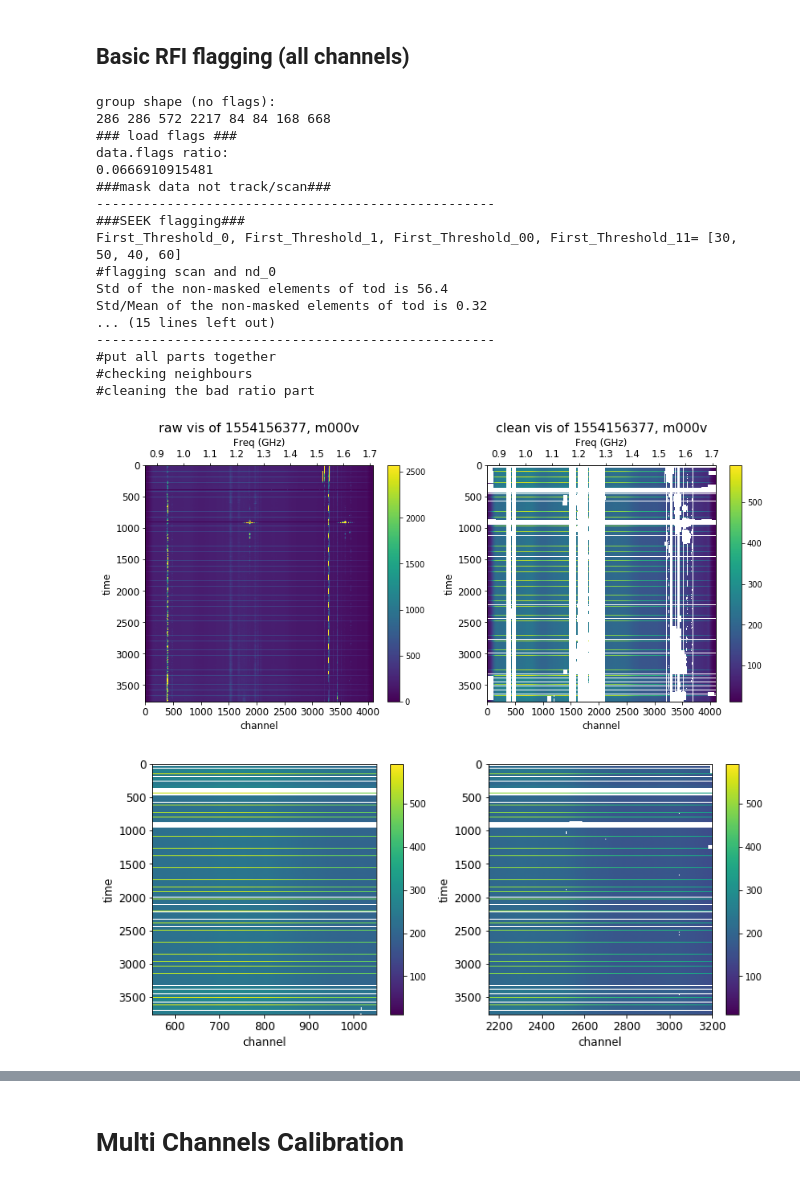
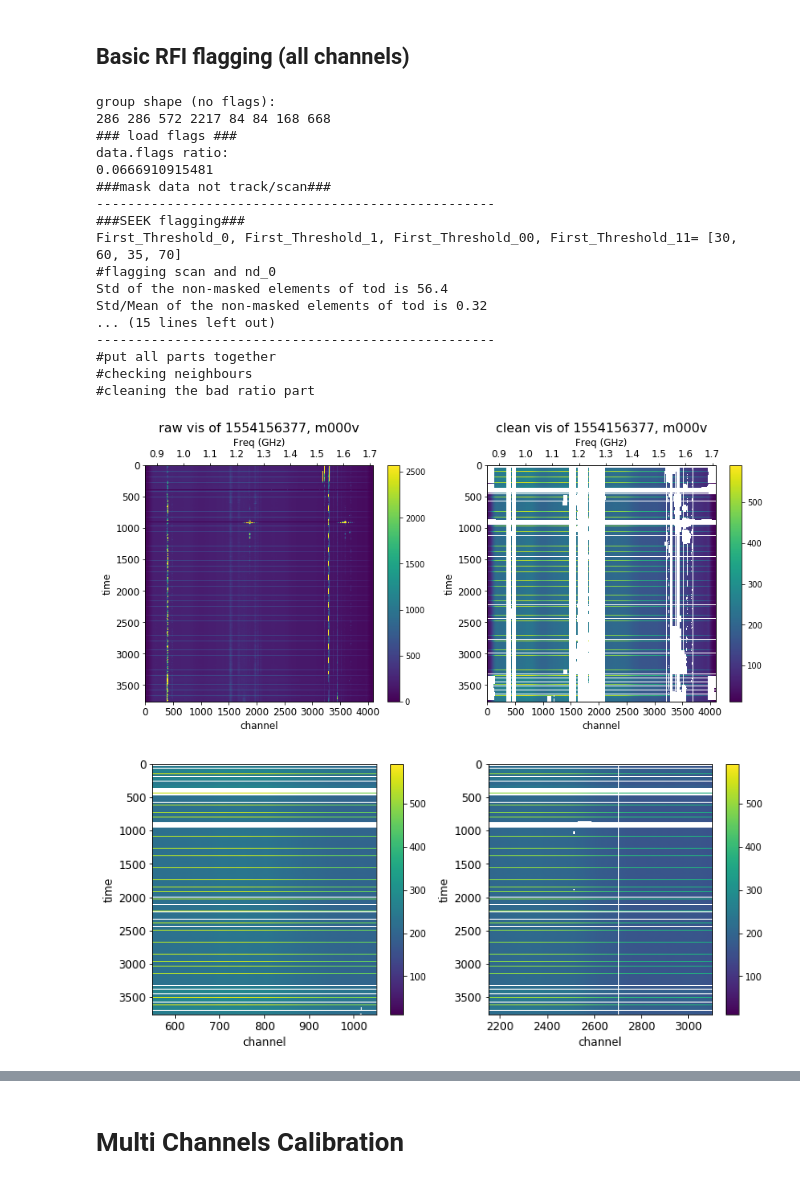
Before and after one commit to meerklass/katcali, a Jupyter notebook: examples/katcali_multi_channel_calibration.ipynb, the cells around one changed output, grey strips where cells are left out. Drawn from its saved outputs; the diff is of its cells as text; code cells hidden in the pictures.

```diff
--- a/examples/katcali_multi_channel_calibration.ipynb
+++ b/examples/katcali_multi_channel_calibration.ipynb
@@ -292,7 +294,7 @@ plt.show()
 ## Basic RFI flagging (all channels)
 # %%
 #set the thresholds for SEEK
-First_Thresholds= [30, 50, 40, 60]
+First_Thresholds= [30, 60, 35, 70]
 # %%
 #rfi flagging for raw vis data
 vis_clean=kr.vis_flag(vis_backup,flags,nd_label0, dp_w, First_Thresholds)
@@ -305,7 +307,7 @@ data.flags ratio:
 ###mask data not track/scan###
 ---------------------------------------------------
 ###SEEK flagging###
-First_Threshold_0, First_Threshold_1, First_Threshold_00, First_Threshold_11= [30, 50, 40, 60]
+First_Threshold_0, First_Threshold_1, First_Threshold_00, First_Threshold_11= [30, 60, 35, 70]
 #flagging scan and nd_0
 Std of the non-masked elements of tod is 56.4
 Std/Mean of the non-masked elements of tod is 0.32
@@ -343,30 +345,31 @@ plt.xticks(fontsize=12)
 plt.imshow(vis_clean,aspect='auto',extent=(data.freqs[0]/1e9,data.freqs[-1]/1e9,len(timestamps),0))
 plt.xlabel('Freq (GHz)',fontsize=12)
 #plt.savefig(str(fname)+'raw_vis.pdf')
+#plt.savefig('test2.pdf')
 plt.show()
 # %% [output]
-[figure, old version]
+[figure, new version]
 # %%
 #####to show the part we are intrested (rfi 'free')####
 plt.figure(figsize=(12,5))
 plt.subplot(121)
 plt.imshow(vis_clean,aspect='auto')
 plt.xticks(fontsize=12)
 plt.yticks(fontsize=12)
 plt.ylabel('time',fontsize=12)
 plt.xlabel('channel',fontsize=12)
 plt.xlim(550,1050)
 plt.colorbar()
 plt.subplot(122)
 plt.imshow(vis_clean,aspect='auto')
 plt.xticks(fontsize=12)
 plt.yticks(fontsize=12)
 plt.ylabel('time',fontsize=12)
 plt.xlabel('channel',fontsize=12)
-plt.xlim(2150,3200)
+plt.xlim(2150,3100)
 plt.colorbar()
 plt.show()
 # %% [output]
-[figure, old version]
+[figure, new version]
 # %%
 vis_clean_old=vis_clean.copy() ###backup
```
Also changed, not shown: parts of 27 cells of this notebook.
